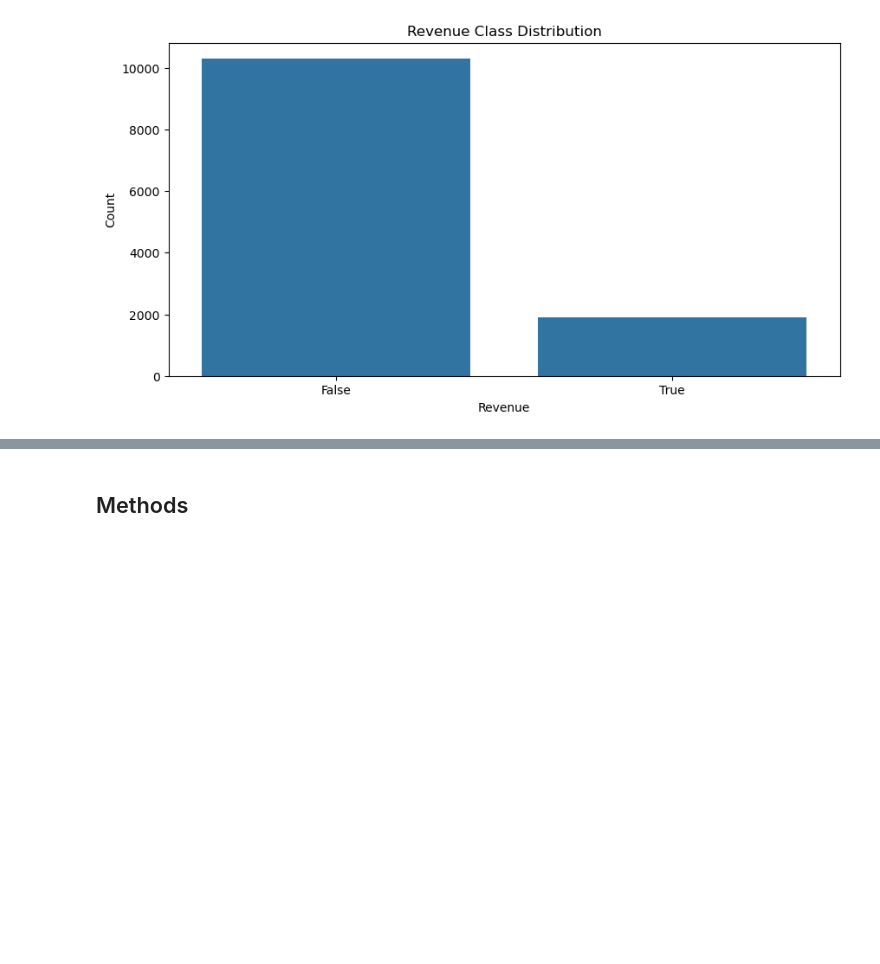
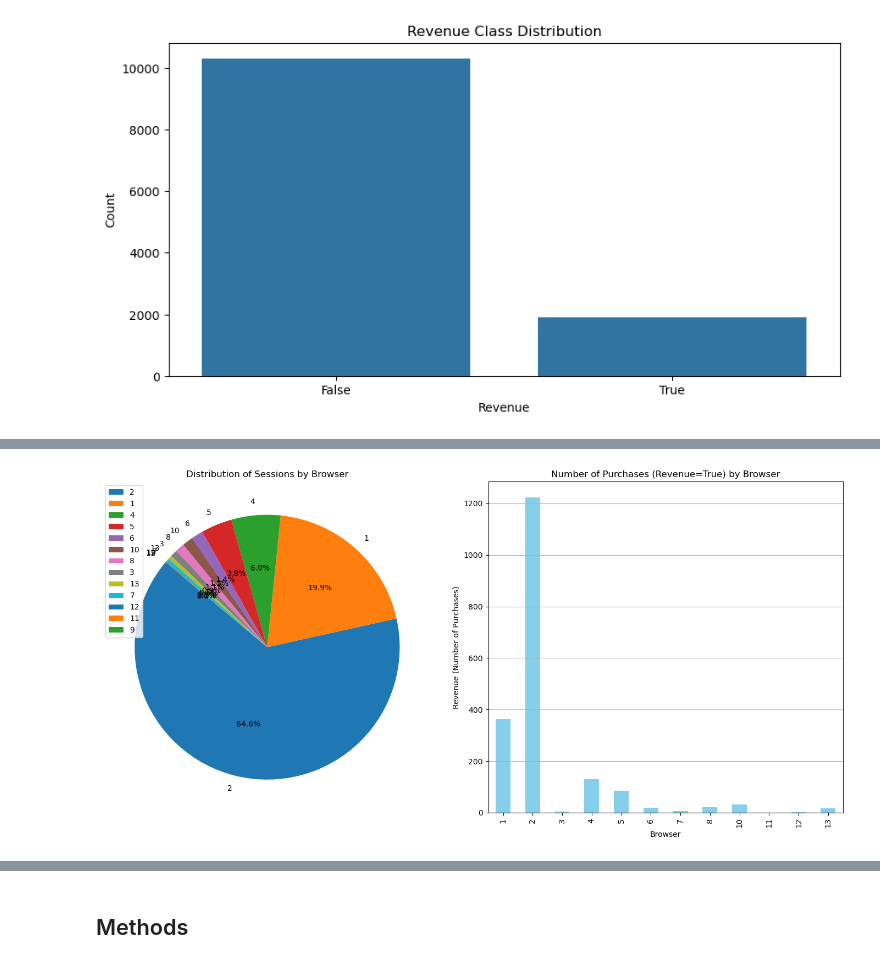
Before and after one commit to DSCI-310-2024/DSCI-310_Group-Project_Group8_Purchasing-Intent-Analysis, a Jupyter notebook: project/Milestone1.ipynb, the cells around one changed output, grey strips where cells are left out. Saved outputs shown, nothing was run; the diff lists cells and outputs as text; code cells hidden in the pictures; blank space fills up the shorter version.

```diff
--- a/project/Milestone1.ipynb
+++ b/project/Milestone1.ipynb
@@ -226,0 +234,29 @@ plt.show()
+# %%
+# Browser distribution: bar plot and pie plot
+
+fig, axs = plt.subplots(1, 2, figsize=(14, 7))
+
+
+# Browser pie plot
+browser_counts = data['Browser'].value_counts()
+axs[0].pie(browser_counts, labels=browser_counts.index, autopct='%1.1f%%', startangle=140)
+axs[0].set_title('Distribution of Sessions by Browser')
+axs[0].legend()
+
+# Browser bar plot
+
+# Obtaining summary statistics for Revenue and Browser
+revenue_true_browser= data[data['Revenue'] == True].groupby('Browser').size()
+
+revenue_true_browser.plot(kind='bar', color='skyblue')
+axs[1].set_title('Number of Purchases (Revenue=True) by Browser')
+axs[1].set_xlabel('Browser')
+axs[1].set_ylabel('Revenue (Number of Purchases)')
+axs[1].grid(axis='y')
+
+
+
+plt.tight_layout()
+plt.show()
+# %% [output]
+[figure, added]
```
Also changed, not shown: parts of 17 cells of this notebook.
